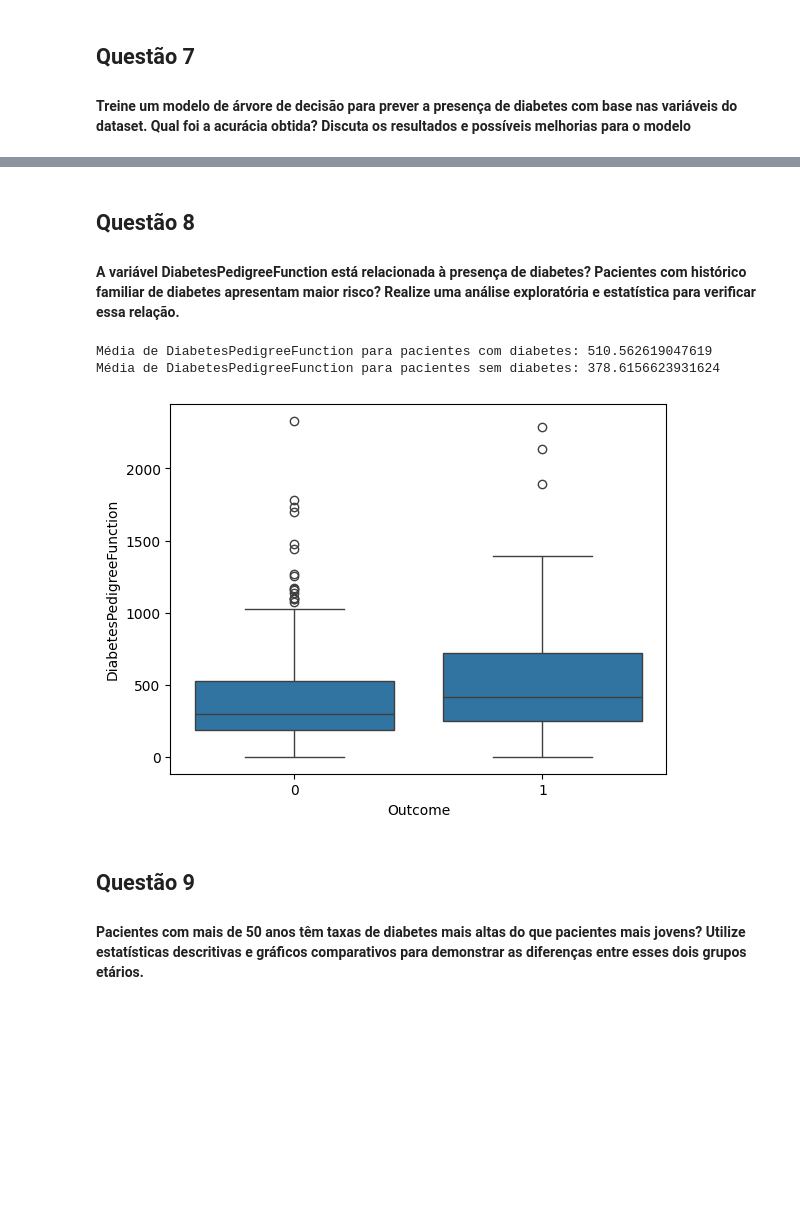
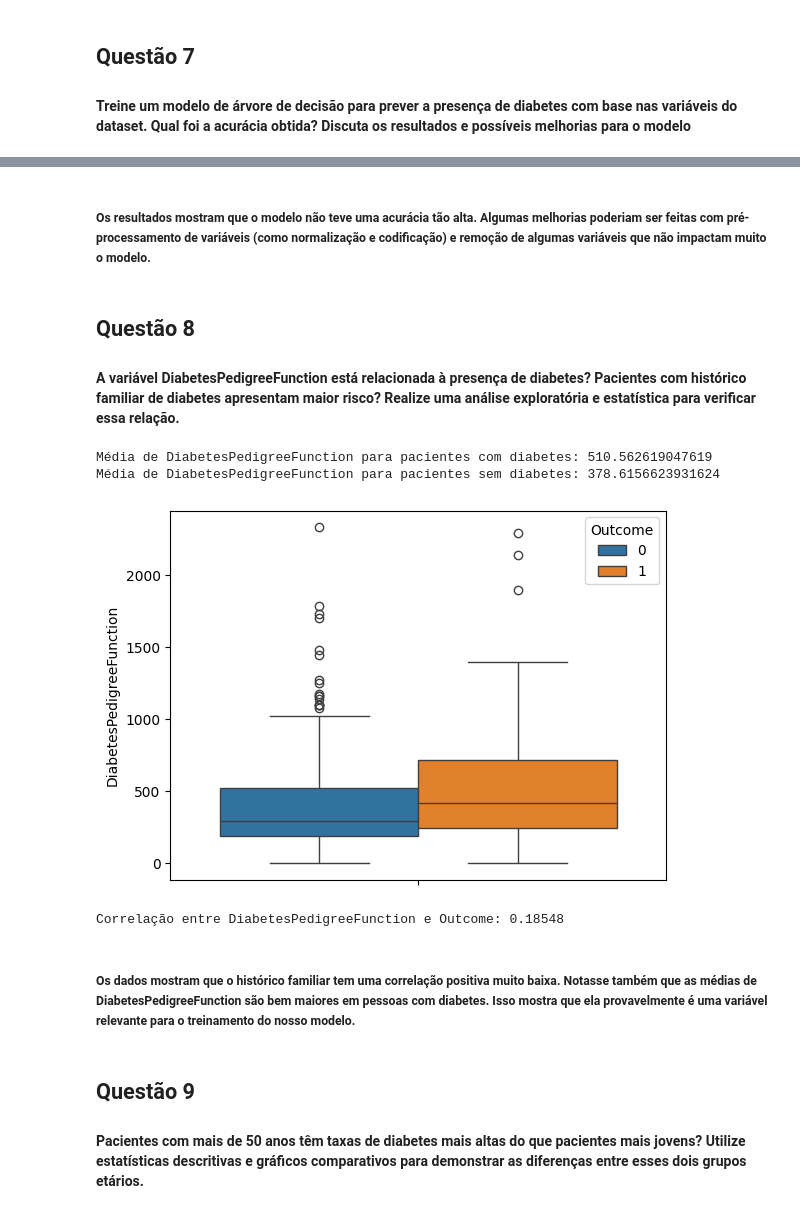
Before and after one commit to lucasdbr05/cis_ieee, a Jupyter notebook: main.ipynb, the cells around one changed output, grey strips where cells are left out. Saved outputs shown, nothing was run; the diff lists cells and outputs as text; code cells hidden in the pictures; blank space fills up the shorter version.

```diff
--- a/main.ipynb
+++ b/main.ipynb
@@ -308,21 +319,27 @@ weighted avg       0.77      0.76      0.77       216
+# %% [markdown]
+##### Os resultados mostram que o modelo não teve uma acurácia tão alta. Algumas melhorias poderiam ser feitas com pré-processamento de variáveis (como normalização e codificação) e remoção de algumas variáveis que não impactam muito o modelo.
 # %% [markdown]
 ## Questão 8
 
 #### A variável DiabetesPedigreeFunction está relacionada à presença de diabetes? Pacientes com histórico familiar de diabetes apresentam maior risco? Realize uma análise exploratória e estatística para verificar essa relação.
 # %%
-# Boxplot para visualizar a relação entre DiabetesPedigreeFunction e Outcome
-sns.boxplot(data=df_diabetes, x="Outcome", y="DiabetesPedigreeFunction")
+sns.boxplot(data=df_diabetes, hue="Outcome", y="DiabetesPedigreeFunction")
 
-# Cálculo das médias
-mean_with_diabetes = df_diabetes[df_diabetes['Outcome'] == True]['DiabetesPedigreeFunction'].mean()
-print(f"Média de DiabetesPedigreeFunction para pacientes com diabetes: {mean_with_diabetes}")
+media_diabeticos = df_diabetes[df_diabetes['Outcome'] == True]['DiabetesPedigreeFunction'].mean()
+print(f"Média de DiabetesPedigreeFunction para pacientes com diabetes: {media_diabeticos}")
 
-mean_without_diabetes = df_diabetes[df_diabetes['Outcome'] == False]['DiabetesPedigreeFunction'].mean()
-print(f"Média de DiabetesPedigreeFunction para pacientes sem diabetes: {mean_without_diabetes}")
+media_nao_diabeticos = df_diabetes[df_diabetes['Outcome'] == False]['DiabetesPedigreeFunction'].mean()
+print(f"Média de DiabetesPedigreeFunction para pacientes sem diabetes: {media_nao_diabeticos}")
 # %% [output]
 Média de DiabetesPedigreeFunction para pacientes com diabetes: 510.562619047619
 Média de DiabetesPedigreeFunction para pacientes sem diabetes: 378.6156623931624
-[figure, old version]
+[figure, new version]
+# %%
+correlation_test('DiabetesPedigreeFunction', 'Outcome')
+# %% [output]
+Correlação entre DiabetesPedigreeFunction e Outcome: 0.18548
+# %% [markdown]
+##### Os dados mostram que o histórico familiar tem uma correlação positiva muito baixa. Notasse também que as médias de DiabetesPedigreeFunction são bem maiores em pessoas com diabetes. Isso mostra que ela provavelmente é uma variável relevante para o treinamento do nosso modelo.
 # %% [markdown]
 ## Questão 9
 #### Pacientes com mais de 50 anos têm taxas de diabetes mais altas do que pacientes mais jovens? Utilize estatísticas descritivas e gráficos comparativos para demonstrar as diferenças entre esses dois grupos etários.
```
Also changed, not shown: parts of 9 cells of this notebook.
